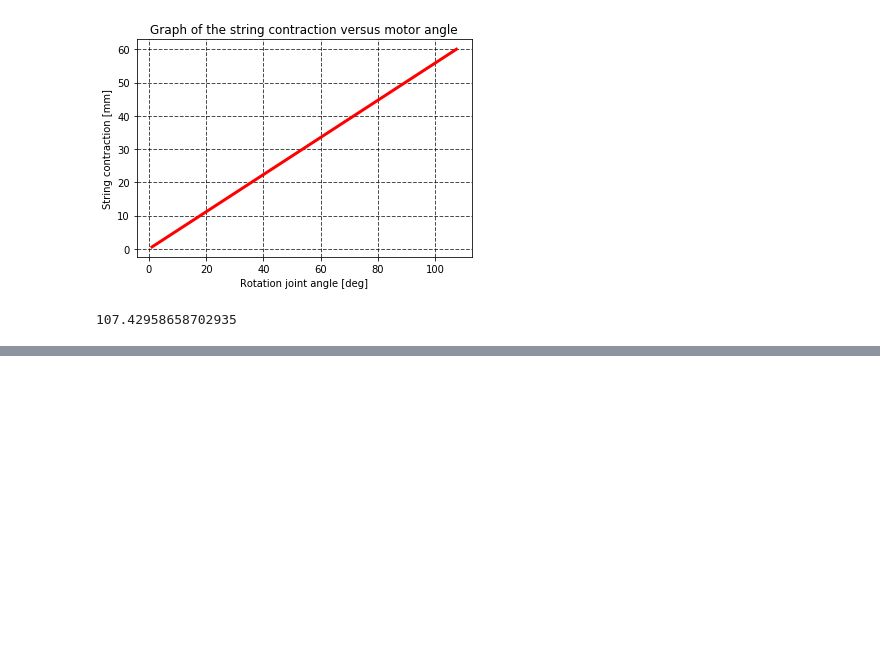
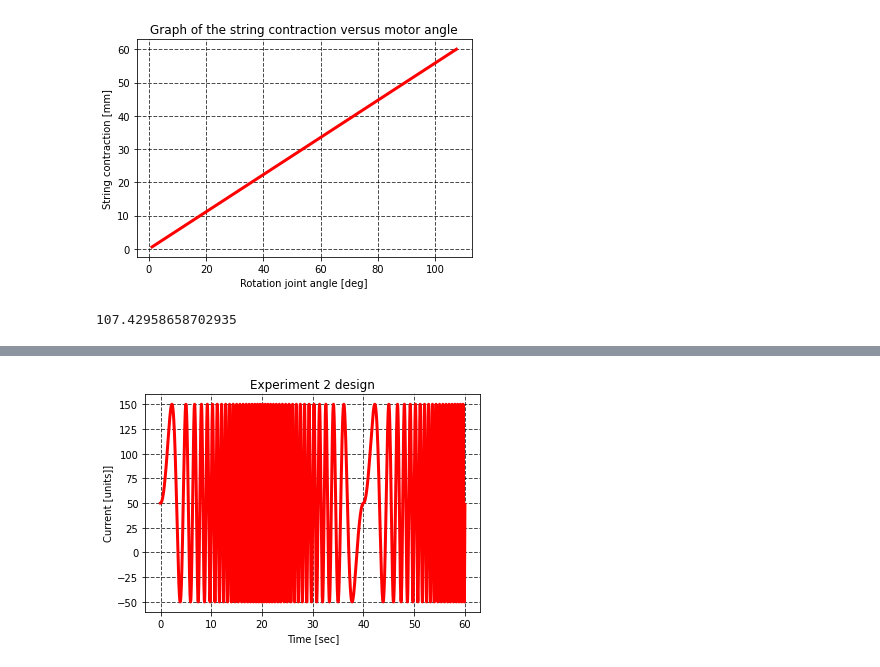
Before and after one commit to valeriaskvo/TSA_based_rehabilitation_robot, a Jupyter notebook: RJ_simulations.ipynb, the cells around one changed output, grey strips where cells are left out. Saved outputs shown, nothing was run; the diff lists cells and outputs as text; code cells hidden in the pictures; blank space fills up the shorter version.

```diff
--- a/RJ_simulations.ipynb
+++ b/RJ_simulations.ipynb
@@ -108,0 +109,27 @@ Final frequency: 5.0 Hz
+# %%
+t_new = np.linspace(0, 3*tf, n*3)
+I_new = np.zeros(t_new.shape)
+
+i = 0
+t0 = 0
+t_i = 0
+j = 0
+t = 0
+while t<3*tf:
+    if t_i>tf:
+        i+=1
+        t0 = t
+
+    t = t_new[j]
+    t_i = t - t0
+
+    if i%2==0:
+        I_new[j], w = chirp(t_i, A, w0, wf, tf)
+    else:
+        I_new[j], w = chirp(t_i, A, wf, w0, tf)
+
+    j+=1
+
+plot_results(t_new, I_new, x_label="Time [sec]", y_label="Current [units]]", plot_title="Experiment 2 design")
+# %% [output]
+[figure, added]
```
Also changed, not shown: parts of 3 cells of this notebook, 14 other files.
